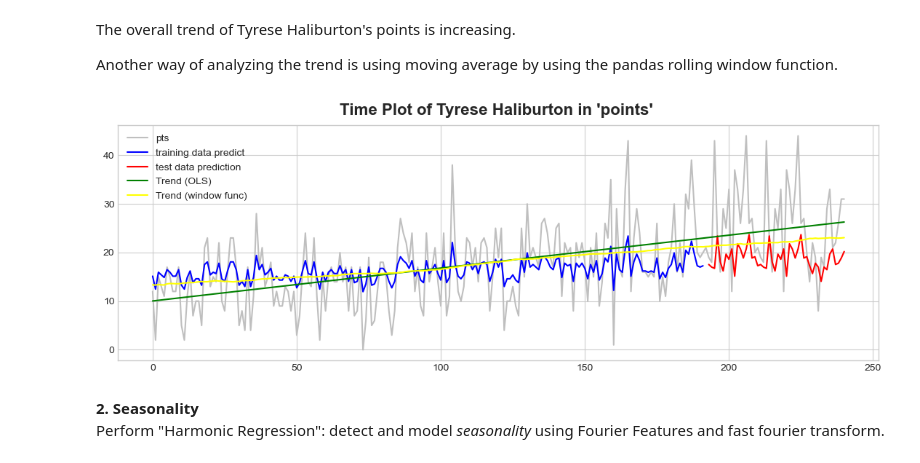
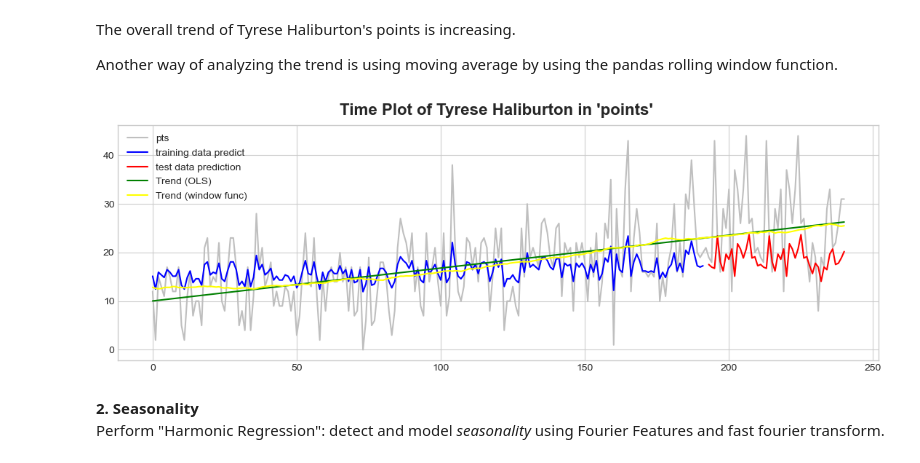
Before and after one commit to josephj1o4e1/YahooFantasyBasketball-project, a Jupyter notebook: project1-yahoofantasy-9cat-trendseasonality.ipynb, the cells around one changed output. Drawn from its saved outputs; the diff is of its cells as text; code cells hidden in the pictures.

```diff
--- a/project1-yahoofantasy-9cat-trendseasonality.ipynb
+++ b/project1-yahoofantasy-9cat-trendseasonality.ipynb
@@ -321,12 +322,12 @@ The overall trend of Tyrese Haliburton's points is increasing.
 
 Another way of analyzing the trend is using moving average by using the pandas rolling window function.
 # %%
-trend = df_name0[category].rolling(window=200, center=True, min_periods=100).mean()
+trend = df_name0[category].rolling(window=100, center=True, min_periods=50).mean()
 ax.plot(df_name0['time'], trend, color='yellow', label="Trend (window func)")
 ax.legend()
 display(fig)
 # %% [output]
-[figure, old version]
+[figure, new version]
 # %% [markdown]
 **2. Seasonality**
 Perform "Harmonic Regression": detect and model *seasonality* using Fourier Features and fast fourier transform.
```
Also changed, not shown: parts of 3 cells of this notebook, 3 other files.
